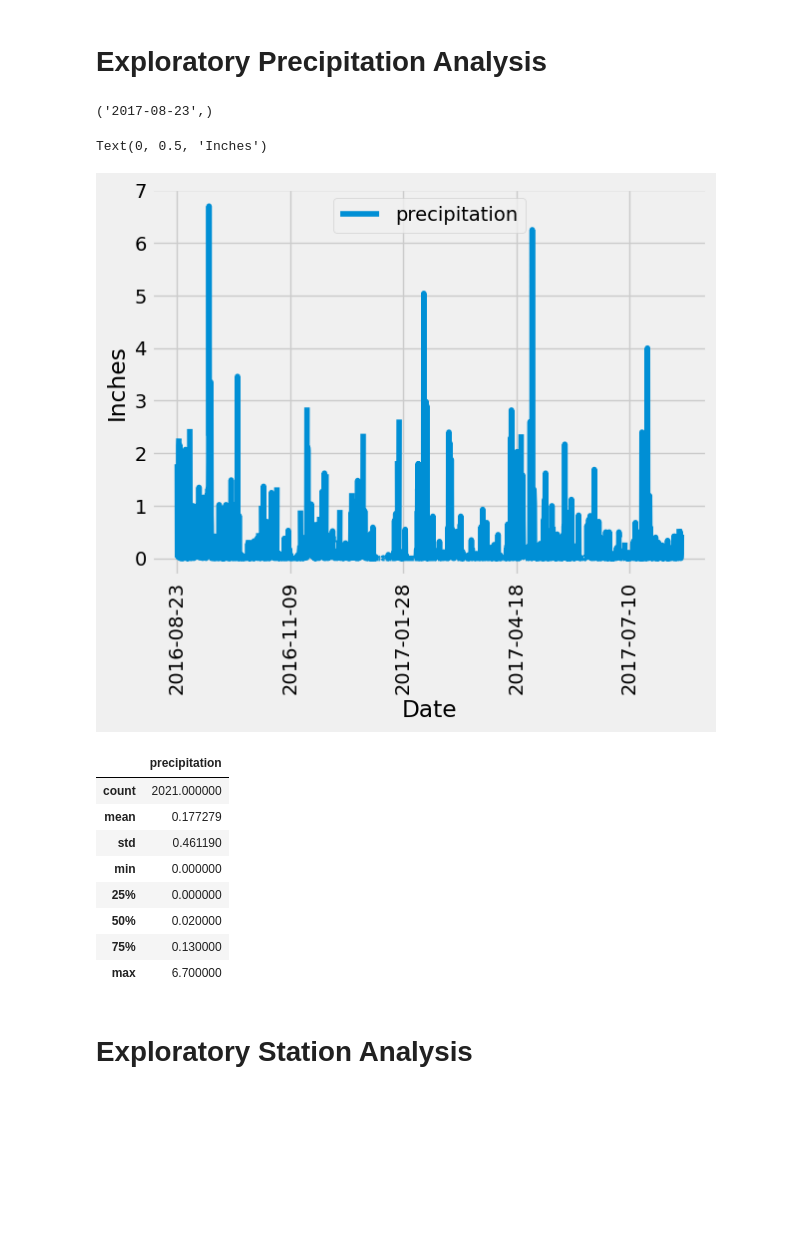
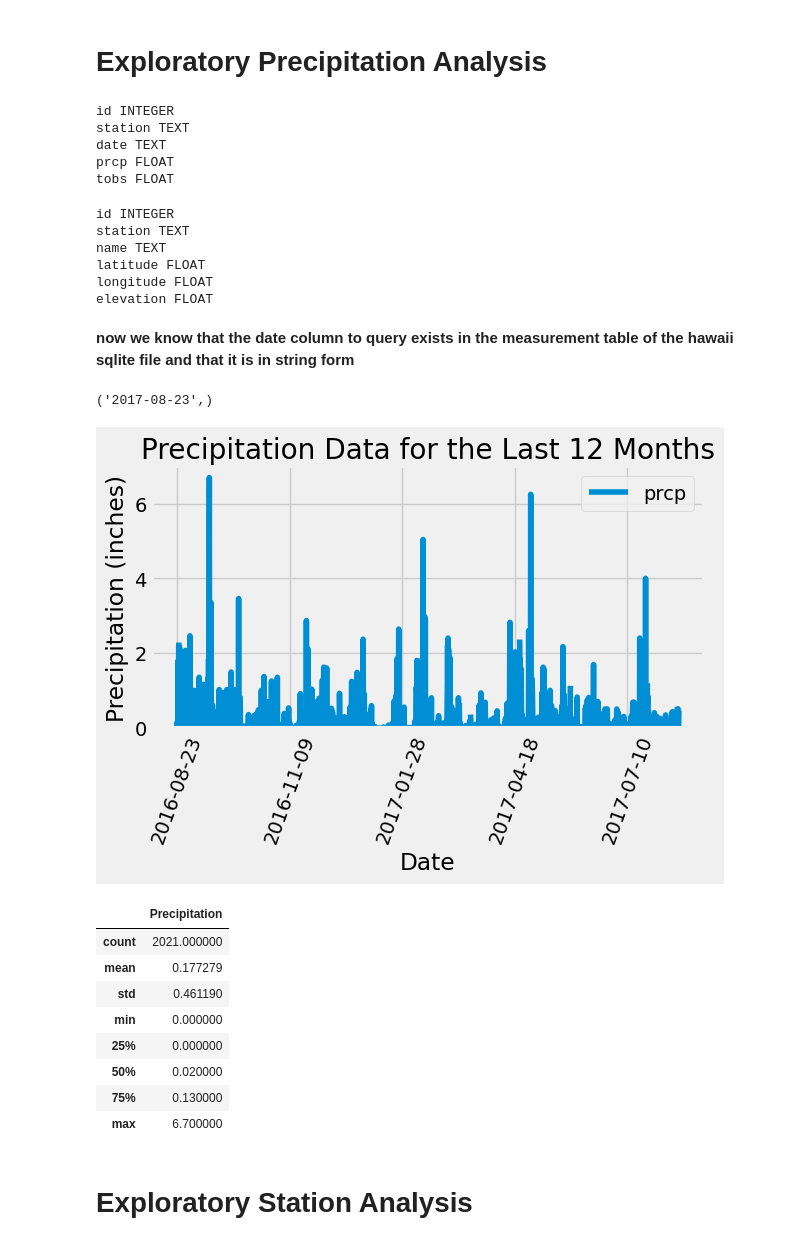
Before and after one commit to smwhite24/sqlalchemy-challenge, a Jupyter notebook: SurfsUp/climate_starter.ipynb, the cells around one changed output. Saved outputs shown, nothing was run; the diff lists cells and outputs as text; code cells hidden in the pictures; blank space fills up the shorter version.

```diff
--- a/SurfsUp/climate_starter.ipynb
+++ b/SurfsUp/climate_starter.ipynb
@@ -20,7 +20,9 @@ from sqlalchemy import create_engine, func
 engine = create_engine("sqlite:///Resources/hawaii.sqlite")
 # %%
 # reflect an existing database into a new model
+Base = automap_base()
 
 # reflect the tables
+Base.prepare(engine, reflect=True)
 # %%
 # View all of the classes that automap found
@@ -31,6 +32,35 @@ engine = create_engine("sqlite:///Resources/hawaii.sqlite")
+# %%
+Measurement = Base.classes.measurement
+Station = Base.classes.station
 # %%
 # Create our session (link) from Python to the DB
+session = Session(engine)
 # %% [markdown]
 # Exploratory Precipitation Analysis
+# %%
+# Import inspector func above to find column names so you can perform proper querys.
+inspector = inspect(engine)
+measurement_columns = inspector.get_columns("measurement")
+for c in measurement_columns:
+    print(c["name"], c["type"])
+# %% [output]
+id INTEGER
+station TEXT
+date TEXT
+prcp FLOAT
+tobs FLOAT
+# %%
+station_columns = inspector.get_columns("station")
+for c in station_columns:
+    print(c["name"],c["type"])
+# %% [output]
+id INTEGER
+station TEXT
+name TEXT
+latitude FLOAT
+longitude FLOAT
+elevation FLOAT
+# %% [markdown]
+**now we know that the date column to query exists in the measurement table of the hawaii sqlite file and that it is in string form**
 # %%
 # Find the most recent date in the data set.
@@ -39,27 +72,51 @@ engine = create_engine("sqlite:///Resources/hawaii.sqlite")
 # %%
 # Design a query to retrieve the last 12 months of precipitation data and plot the results.
 # Starting from the most recent data point in the database.
 
+# the start date was created into object from finding most_recent_date in cell above from Measurement class
+
+values = session.query(Measurement.date, Measurement.prcp).\
+    filter(Measurement.date > '2016-08-22').\
+    order_by(Measurement.date).all()
+
+# Check to see if correct values were generated via for loop and printing values
+# for value in values:
+#     print(values)
+
 # Calculate the date one year from the last date in data set.
+    # value one year from the start date is 2016-08-23, by filtering for values greater than 2016-08-22 we include all days in that range
 
 
 # Perform a query to retrieve the data and precipitation scores
+    # query done for dates and precipitation and saved in the values variable above
 
+# Save the query results as a Pandas DataFrame and set the index to the date column
 
-# Save the query results as a Pandas DataFrame. Explicitly set the column names
-
+annual_prcp = pd.DataFrame(values)
+annual_prcp = annual_prcp.set_index("date")
+annual_prcp
 
 # Sort the dataframe by date
-
+    # date already sorted in ascending order since we queried the dates and precip and sorted when creating var "values"
 
 # Use Pandas Plotting with Matplotlib to plot the data
+annual_prcp.plot()
+plt.ylim(0,7)
+plt.xticks(rotation=70)
+plt.xlabel('Date')
+plt.ylabel('Precipitation (inches)')
+plt.title('Precipitation Data for the Last 12 Months')
+plt.tight_layout()
+plt.show()
 # %% [output]
-Text(0, 0.5, 'Inches')
-[figure, old version]
+[figure, new version]
 # %%
 # Use Pandas to calculate the summary statistics for the precipitation data
+annual_prcp.rename(columns={'prcp': 'Precipitation'}, inplace=True)
+
+annual_prcp.describe()
 # %% [output]
-|  | precipitation |
+|  | Precipitation |
 | count | 2021.000000 |
 | mean | 0.177279 |
 | std | 0.461190 |
```
Also changed, not shown: parts of 9 cells of this notebook, 1 other file.
